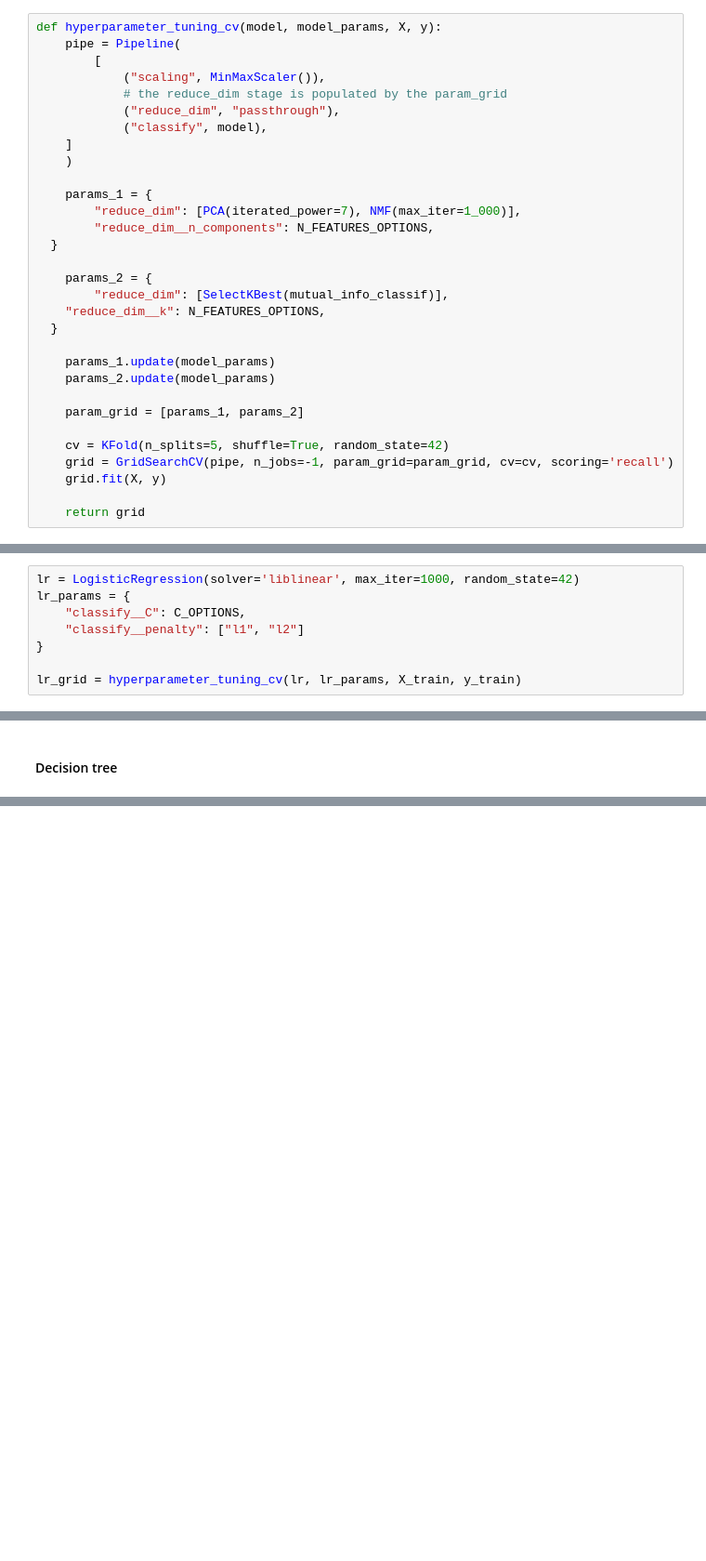
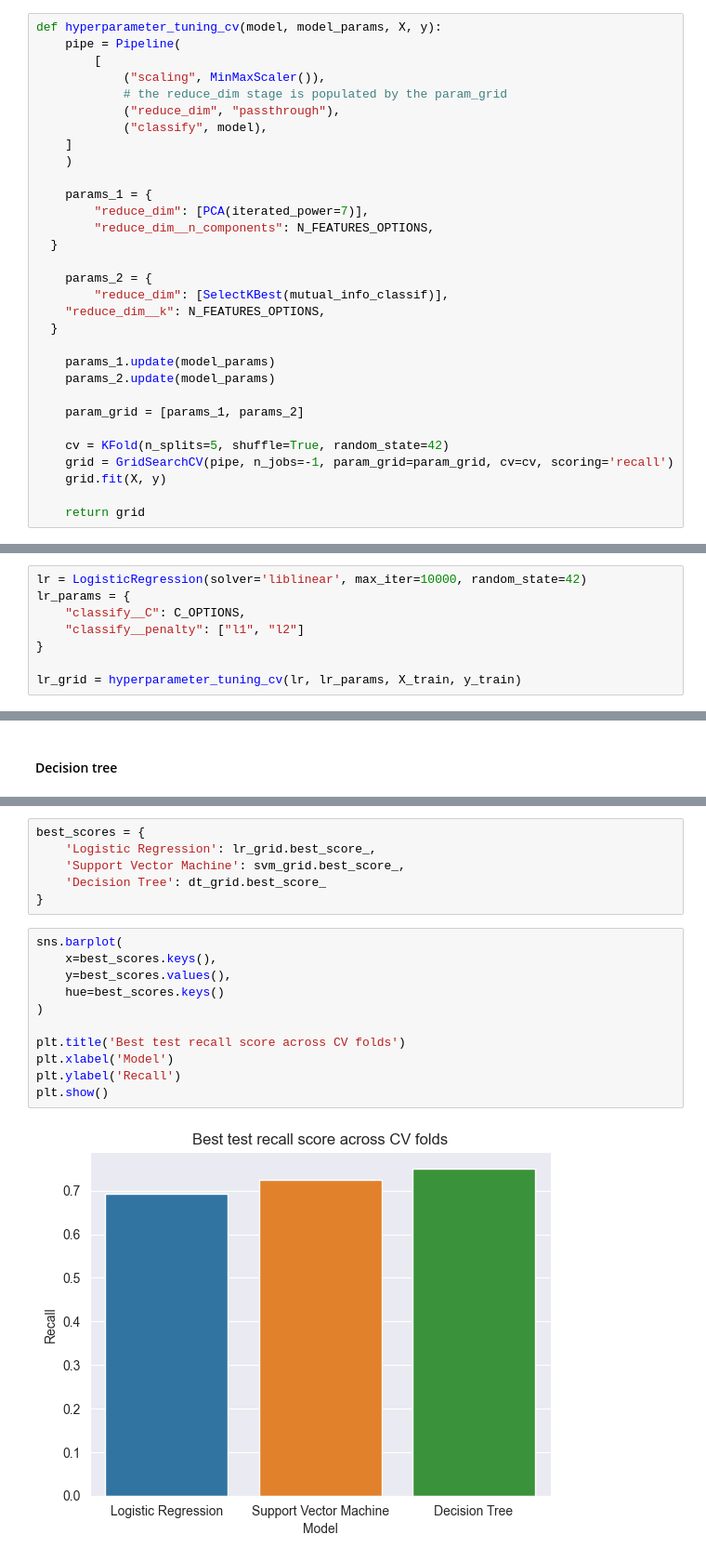
Before and after one commit to bastien-winant/ml-zoomcamp, a Jupyter notebook: midterm/notebook.ipynb, the cells around one changed output, grey strips where cells are left out. Shown at 93% size. Drawn from its saved outputs; the diff is of its cells as text; blank space fills up the shorter version.

```diff
--- a/midterm/notebook.ipynb
+++ b/midterm/notebook.ipynb
@@ -564,7 +564,7 @@ def hyperparameter_tuning_cv(model, model_params, X, y):
 	)
 
 	params_1 = {
-		"reduce_dim": [PCA(iterated_power=7), NMF(max_iter=1_000)],
+		"reduce_dim": [PCA(iterated_power=7)],
 		"reduce_dim__n_components": N_FEATURES_OPTIONS,
   }
 
@@ -586,7 +586,7 @@ def hyperparameter_tuning_cv(model, model_params, X, y):
 # %% [markdown]
 #### Logistic regression
 # %%
-lr = LogisticRegression(solver='liblinear', max_iter=1000, random_state=42)
+lr = LogisticRegression(solver='liblinear', max_iter=10000, random_state=42)
 lr_params = {
 	"classify__C": C_OPTIONS,
 	"classify__penalty": ["l1", "l2"]
@@ -617,0 +660,19 @@ KeyboardInterrupt:
+# %%
+best_scores = {
+	'Logistic Regression': lr_grid.best_score_,
+	'Support Vector Machine': svm_grid.best_score_,
+	'Decision Tree': dt_grid.best_score_
+}
+# %%
+sns.barplot(
+	x=best_scores.keys(),
+	y=best_scores.values(),
+	hue=best_scores.keys()
+)
+
+plt.title('Best test recall score across CV folds')
+plt.xlabel('Model')
+plt.ylabel('Recall')
+plt.show()
+# %% [output]
+[figure, added]
```
Also changed, not shown: parts of 11 cells of this notebook.
